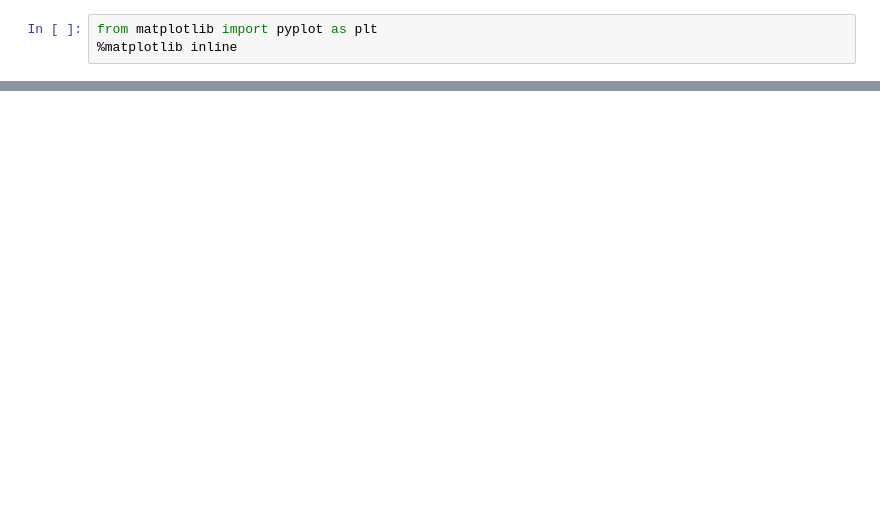
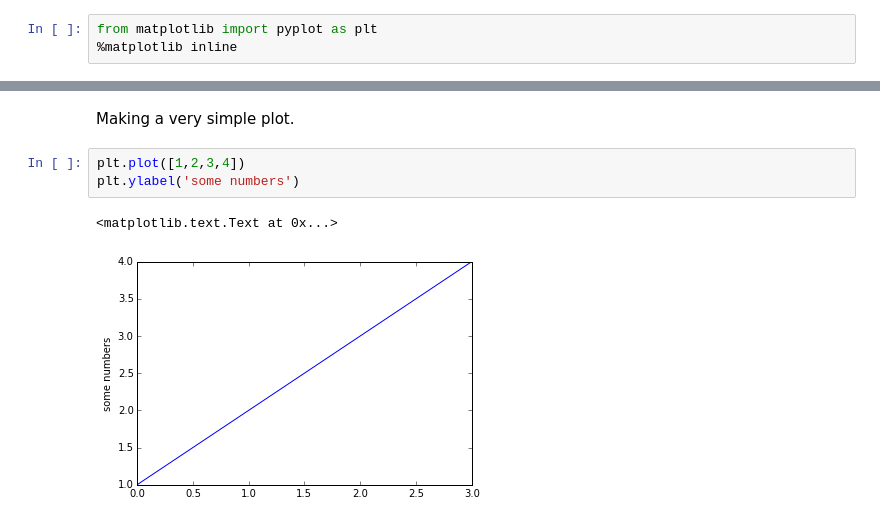
Before and after one commit to gustavo-marques/Python-basics-GFDL, a Jupyter notebook: python_basics.ipynb, the cells around one changed output, grey strips where cells are left out. Cells and saved outputs as stored; diff of their text form; blank space fills up the shorter version.

```diff
--- a/python_basics.ipynb
+++ b/python_basics.ipynb
@@ -635,0 +609,8 @@ from matplotlib import pyplot as plt
+# %% [markdown]
+Making a very simple plot.
+# %%
+plt.plot([1,2,3,4])
+plt.ylabel('some numbers')
+# %% [output]
+<matplotlib.text.Text at 0x...>
+[figure, added]
```
Also changed, not shown: parts of 26 cells of this notebook, 1 other file.
